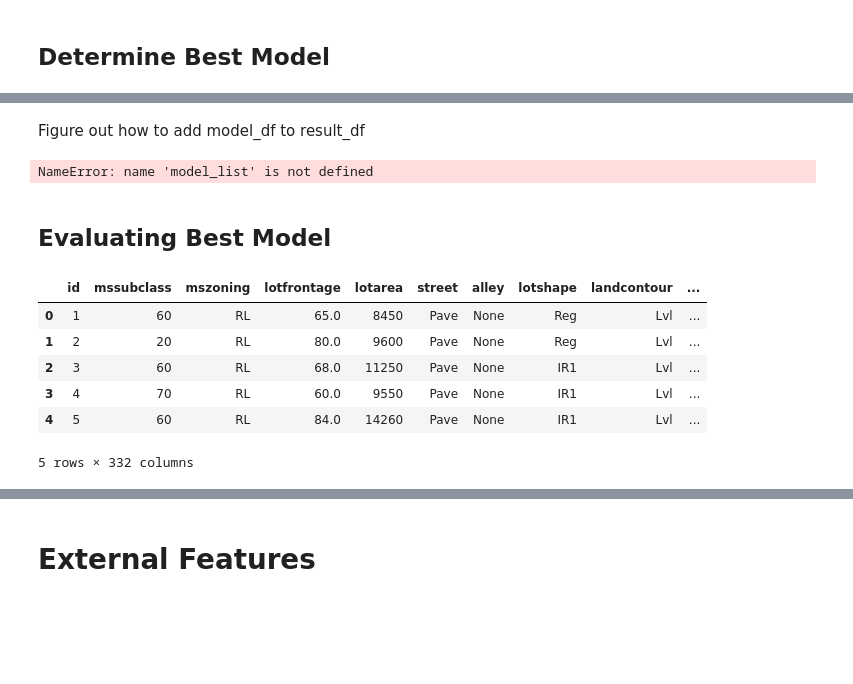
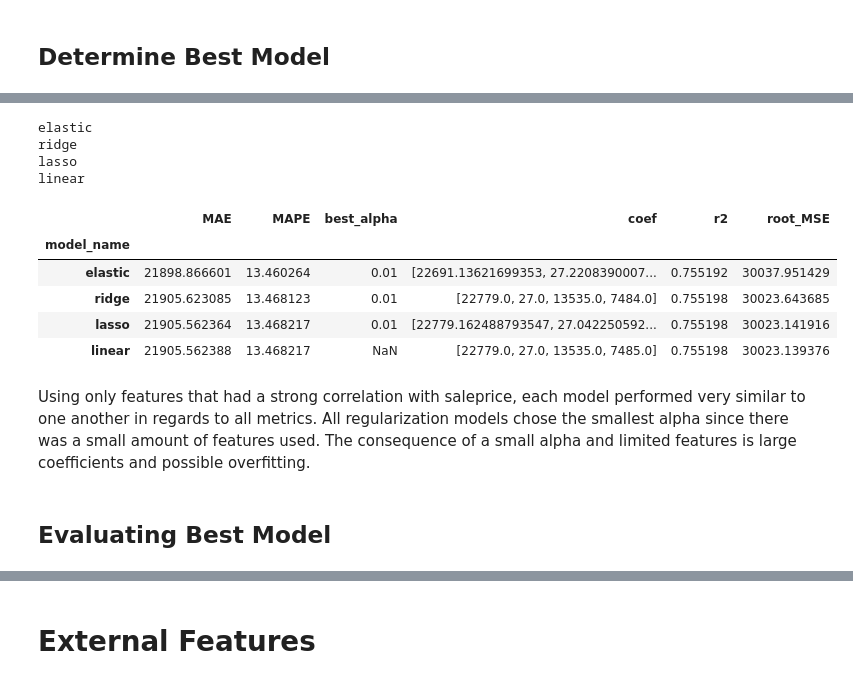
Before and after one commit to marshall7m/thinkful-data-science, a Jupyter notebook: linear_regression/housing_challenge.ipynb, the cells around one changed output, grey strips where cells are left out. Drawn from its saved outputs; the diff is of its cells as text; code cells hidden in the pictures; blank space fills up the shorter version.

```diff
--- a/linear_regression/housing_challenge.ipynb
+++ b/linear_regression/housing_challenge.ipynb
@@ -231,11 +299,19 @@ categorical_plot(housing_df, plot_col, 3)
 # %%
 feature_list = ['overallqual', 'total_sf',
                 'total_fullbaths', 'total_halfbaths']
 
 train_x, test_x, train_y, test_y = train_test_split(
     housing_df[feature_list], housing_df['saleprice'], test_size=.2)
 
-elastic = ElasticNet(alpha=10**25)
-ridge = Ridge(alpha=10**25)
-lasso = Lasso(alpha=10*25)
-model_list = {'elastic': elastic, 'ridge': ridge, 'lasso': lasso}
+model_results(model_list, train_x, train_y, test_x, test_y)
+# %% [output]
+elastic
+ridge
+lasso
+linear
+|  | MAE | MAPE | best_alpha | coef | r2 | root_MSE |
+| model_name |  |  |  |  |  |  |
+| elastic | 21898.866601 | 13.460264 | 0.01 | [22691.13621699353, 27.2208390007... | 0.755192 | 30037.951429 |
+| ridge | 21905.623085 | 13.468123 | 0.01 | [22779.0, 27.0, 13535.0, 7484.0] | 0.755198 | 30023.643685 |
+| lasso | 21905.562364 | 13.468217 | 0.01 | [22779.162488793547, 27.042250592... | 0.755198 | 30023.141916 |
+| linear | 21905.562388 | 13.468217 | NaN | [22779.0, 27.0, 13535.0, 7485.0] | 0.755198 | 30023.139376 |
@@ -269,19 +318,5 @@ def model_results(model_list, data, target):
-# %% [markdown]
-Figure out how to add model_df to result_df
-# %%
-model_results(model_list, train_x, train_y)
-# %% [output]
-NameError: name 'model_list' is not defined
+# %% [markdown]
+Using only features that had a strong correlation with saleprice, each model performed very similar to one another in regards to all metrics. All regularization models chose the smallest alpha since there was a small amount of features used. The consequence of a small alpha and limited features is large coefficients and possible overfitting.
 # %% [markdown]
 ## Evaluating Best Model
-# %%
-housing_df.head()
-# %% [output]
-|  | id | mssubclass | mszoning | lotfrontage | lotarea | street | alley | lotshape | landcontour | ... |
-| 0 | 1 | 60 | RL | 65.0 | 8450 | Pave | None | Reg | Lvl | ... |
-| 1 | 2 | 20 | RL | 80.0 | 9600 | Pave | None | Reg | Lvl | ... |
-| 2 | 3 | 60 | RL | 68.0 | 11250 | Pave | None | IR1 | Lvl | ... |
-| 3 | 4 | 70 | RL | 60.0 | 9550 | Pave | None | IR1 | Lvl | ... |
-| 4 | 5 | 60 | RL | 84.0 | 14260 | Pave | None | IR1 | Lvl | ... |
-5 rows × 332 columns
 # %%
```
Also changed, not shown: parts of 23 cells of this notebook, 3 other files.
